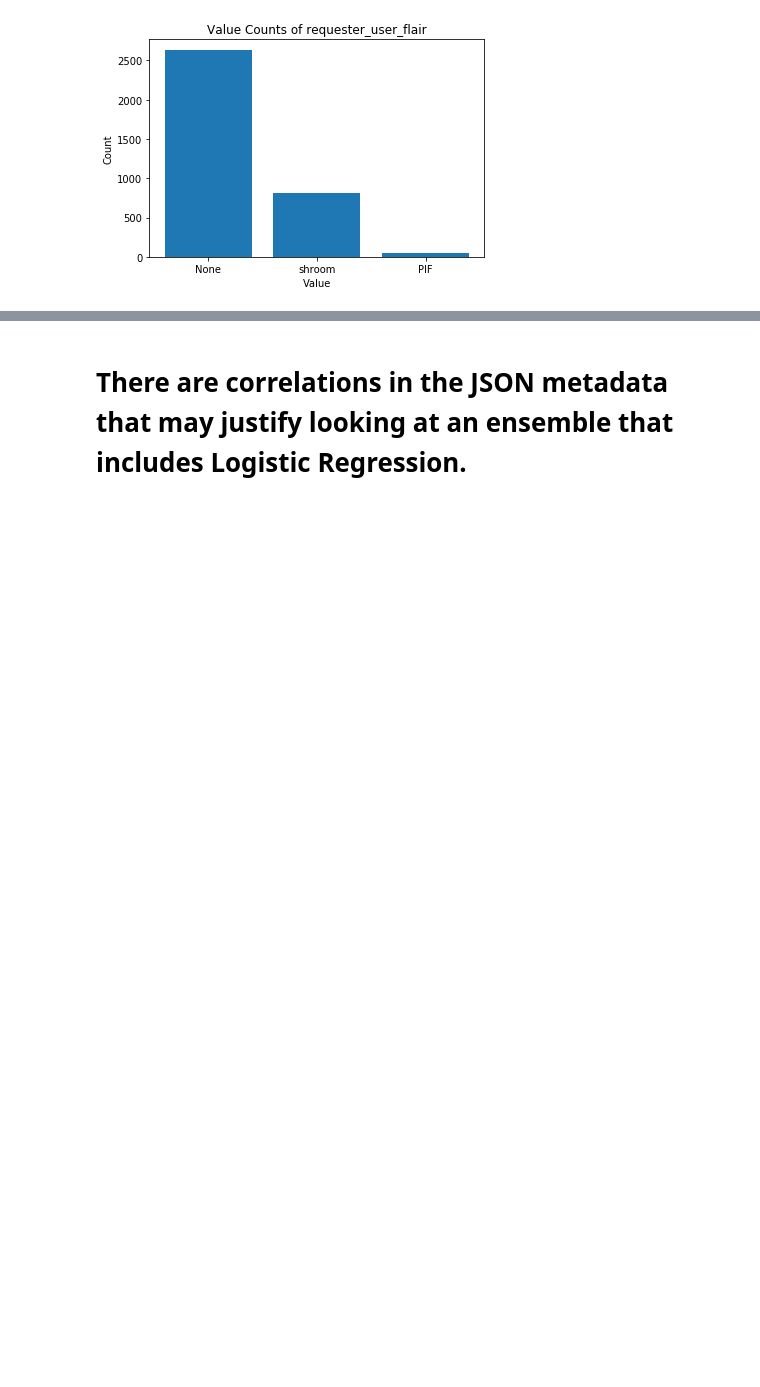
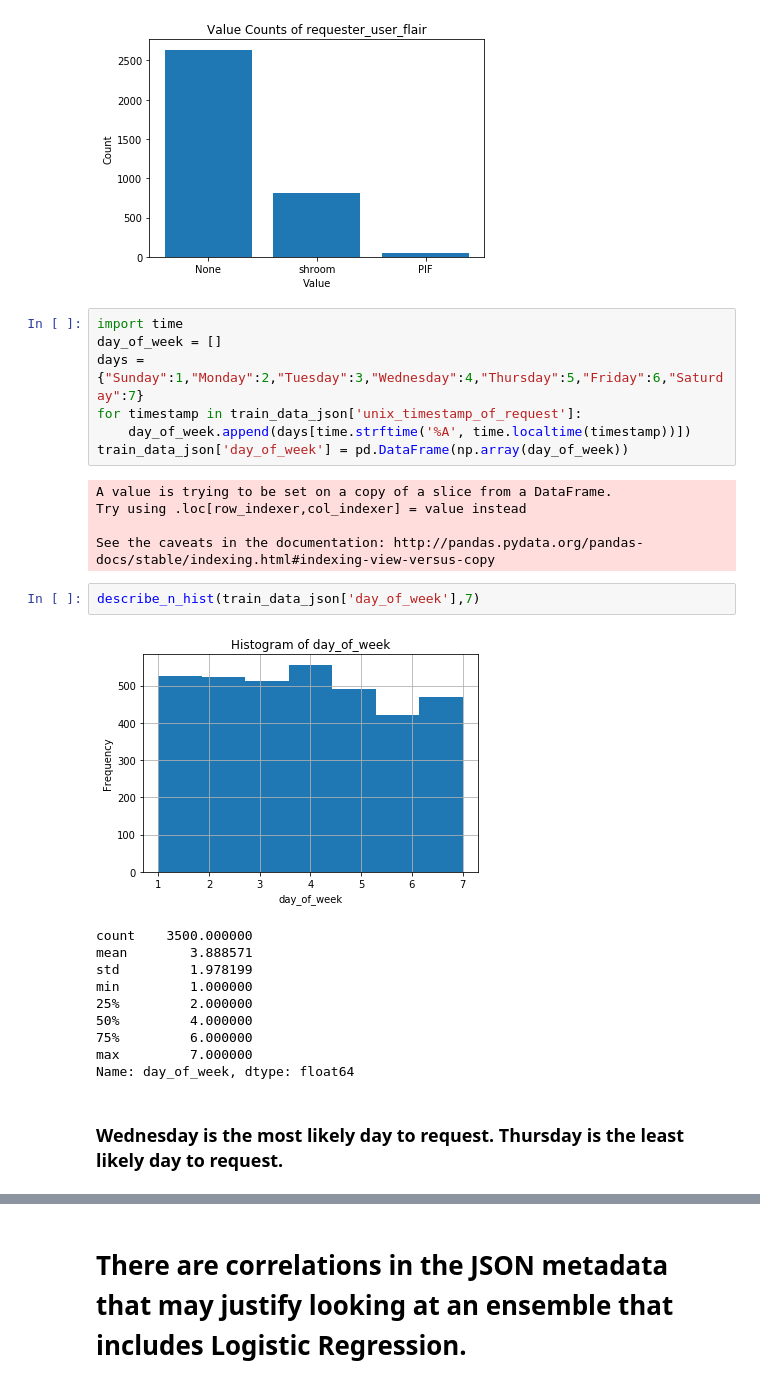
Before and after one commit to gkarnataki/w207-final-project, a Jupyter notebook: raop_correlations.ipynb, the cells around one changed output, grey strips where cells are left out. Drawn from its saved outputs; the diff is of its cells as text; blank space fills up the shorter version.

```diff
--- a/raop_correlations.ipynb
+++ b/raop_correlations.ipynb
@@ -314,3 +314,30 @@ plt.ylabel("Count")
 plt.show()
 # %% [output]
 [figure]
+# %%
+import time
+day_of_week = []
+days = {"Sunday":1,"Monday":2,"Tuesday":3,"Wednesday":4,"Thursday":5,"Friday":6,"Saturday":7}
+for timestamp in train_data_json['unix_timestamp_of_request']:
+    day_of_week.append(days[time.strftime('%A', time.localtime(timestamp))])
+train_data_json['day_of_week'] = pd.DataFrame(np.array(day_of_week))
+# %% [output]
+A value is trying to be set on a copy of a slice from a DataFrame.
+Try using .loc[row_indexer,col_indexer] = value instead
+
+See the caveats in the documentation: http://pandas.pydata.org/pandas-docs/stable/indexing.html#indexing-view-versus-copy
+# %%
+describe_n_hist(train_data_json['day_of_week'],7)
+# %% [output]
+[figure, added]
+count    3500.000000
+mean        3.888571
+std         1.978199
+min         1.000000
+25%         2.000000
+50%         4.000000
+75%         6.000000
+max         7.000000
+Name: day_of_week, dtype: float64
+# %% [markdown]
+### Wednesday is the most likely day to request. Thursday is the least likely day to request.
```
Also changed, not shown: parts of 9 cells of this notebook.
